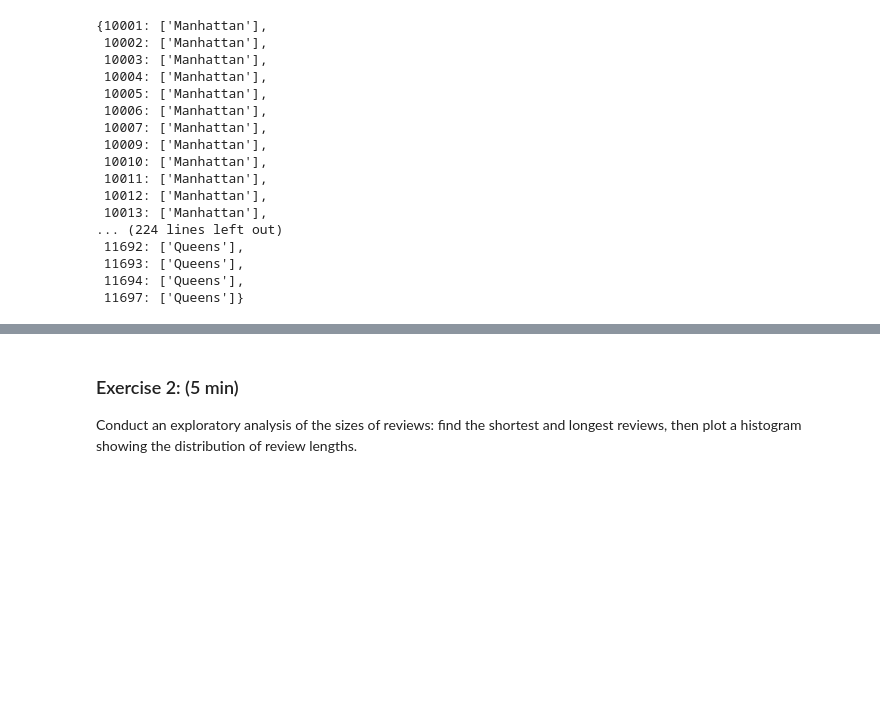
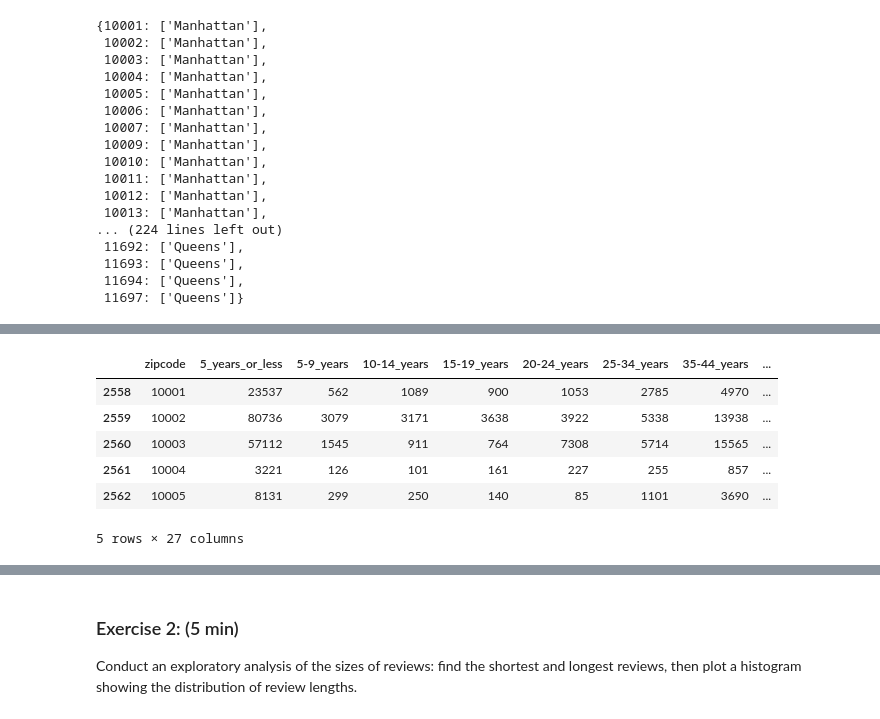
Before and after one commit to ChengAaron/1130-Final, a Jupyter notebook: 1130 Project.ipynb, the cells around one changed output, grey strips where cells are left out. Drawn from its saved outputs; the diff is of its cells as text; code cells hidden in the pictures; blank space fills up the shorter version.

```diff
--- a/1130 Project.ipynb
+++ b/1130 Project.ipynb
@@ -233,3 +260,15 @@ realcleaned.head()
+# %%
+democlean['borough'] = democlean['zipcode'].map(zipdict)
+democlean = democlean.dropna(how='any',axis=0)
+democlean.head()
+# %% [output]
+|  | zipcode | 5_years_or_less | 5-9_years | 10-14_years | 15-19_years | 20-24_years | 25-34_years | 35-44_years | ... |
+| 2558 | 10001 | 23537 | 562 | 1089 | 900 | 1053 | 2785 | 4970 | ... |
+| 2559 | 10002 | 80736 | 3079 | 3171 | 3638 | 3922 | 5338 | 13938 | ... |
+| 2560 | 10003 | 57112 | 1545 | 911 | 764 | 7308 | 5714 | 15565 | ... |
+| 2561 | 10004 | 3221 | 126 | 101 | 161 | 227 | 255 | 857 | ... |
+| 2562 | 10005 | 8131 | 299 | 250 | 140 | 85 | 1101 | 3690 | ... |
+5 rows × 27 columns
 # %%
 import numpy as np
 import pandas as pd
```
Also changed, not shown: parts of 11 cells of this notebook.
